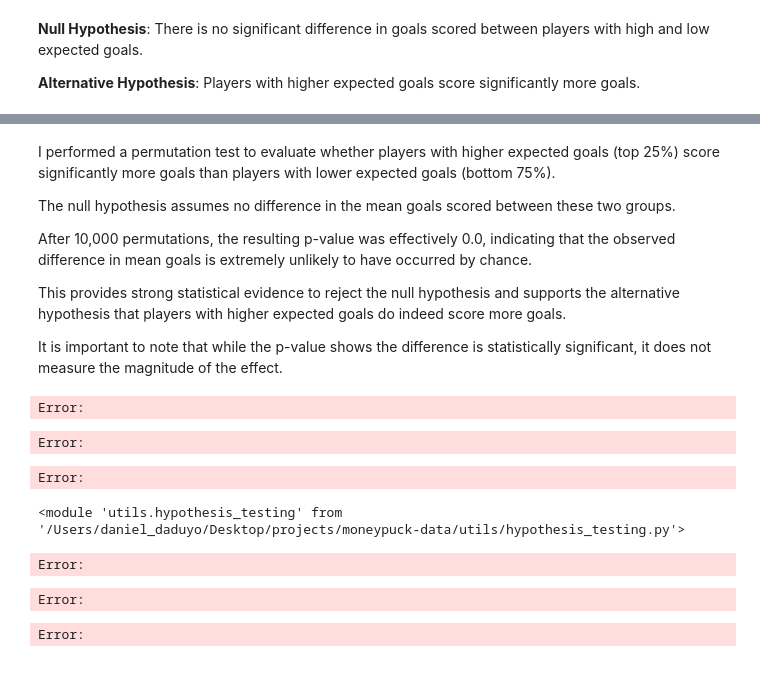
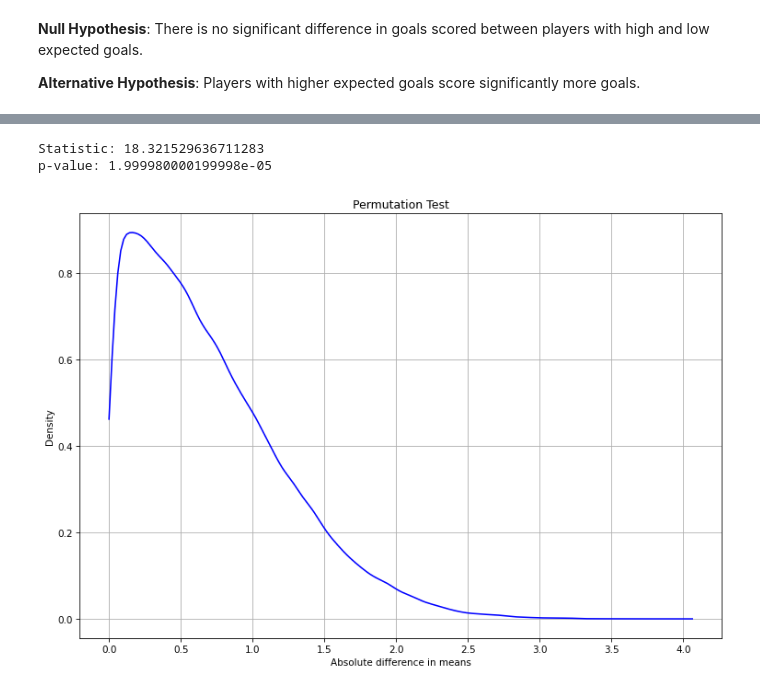
Before and after one commit to thedanicode24/moneypuck-data, a Jupyter notebook: skaters/goals.ipynb, the cells around one changed output, grey strips where cells are left out. Drawn from its saved outputs; the diff is of its cells as text; code cells hidden in the pictures.

Commit message:
permutation test using scipy

```diff
--- a/skaters/goals.ipynb
+++ b/skaters/goals.ipynb
@@ -342,24 +302,23 @@ P-value: 0.000
-# %% [markdown]
-I performed a permutation test to evaluate whether players with higher expected goals (top 25%) score significantly more goals than players with lower expected goals (bottom 75%).
-
-The null hypothesis assumes no difference in the mean goals scored between these two groups.
-
-After 10,000 permutations, the resulting p-value was effectively 0.0, indicating that the observed difference in mean goals is extremely unlikely to have occurred by chance.
-
-This provides strong statistical evidence to reject the null hypothesis and supports the alternative hypothesis that players with higher expected goals do indeed score more goals.
-
-It is important to note that while the p-value shows the difference is statistically significant, it does not measure the magnitude of the effect.
+# %%
+group1 = df_goals[df_goals[feature2] < df_goals[feature2].quantile(0.75)][feature1].values
+group2 = df_goals[df_goals[feature2] >= df_goals[feature2].quantile(0.75)][feature1].values
 # %%
+from scipy.stats import permutation_test
+import numpy as np
+
+def diff_in_means(x, y):
+    return abs(np.mean(x) - np.mean(y))
+
+result = permutation_test((group1, group2), diff_in_means,
+                          permutation_type='independent',
+                          alternative='two-sided',
+                          n_resamples=100000)
+
+print("Statistic:", result.statistic)
+print("p-value:", result.pvalue)
+
+hypothesis_testing.plot_permutation_test(result.null_distribution, result.statistic, xlabel="Absolute difference in means")
 # %% [output]
-Error:
+Statistic: 18.321529636711283
+p-value: 1.999980000199998e-05
-Error:
-Error:
+[figure, added]
-# %%
-from utils import hypothesis_testing  # prima importazione
-import importlib
-importlib.reload(hypothesis_testing)  # ricarica dopo modifiche
-# %% [output]
-<module 'utils.hypothesis_testing' from '/Users/daniel_daduyo/Desktop/projects/moneypuck-data/utils/hypothesis_testing.py'>
-Error:
-Error:
-Error:
```
Also changed, not shown: parts of 17 cells of this notebook.
